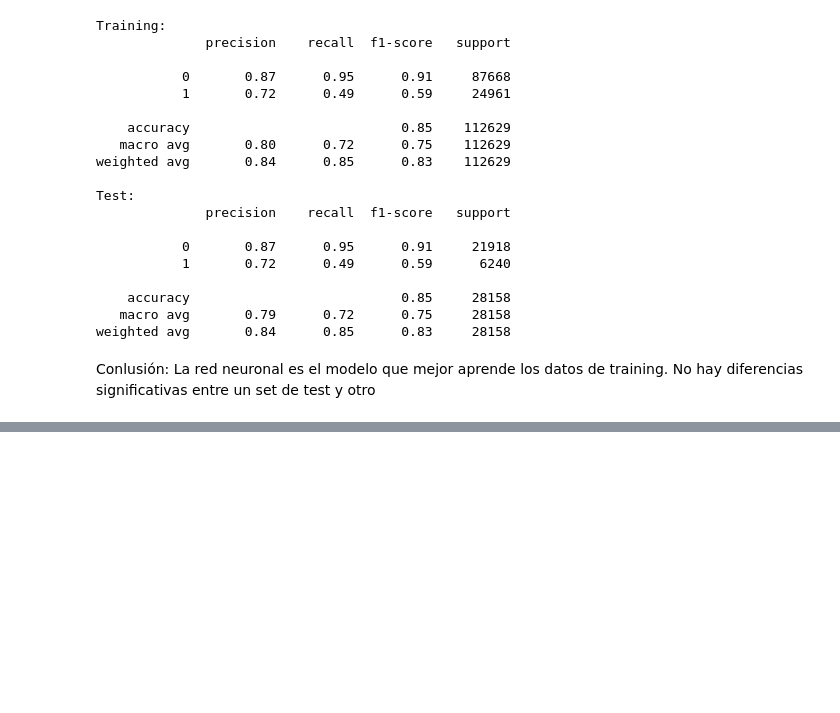
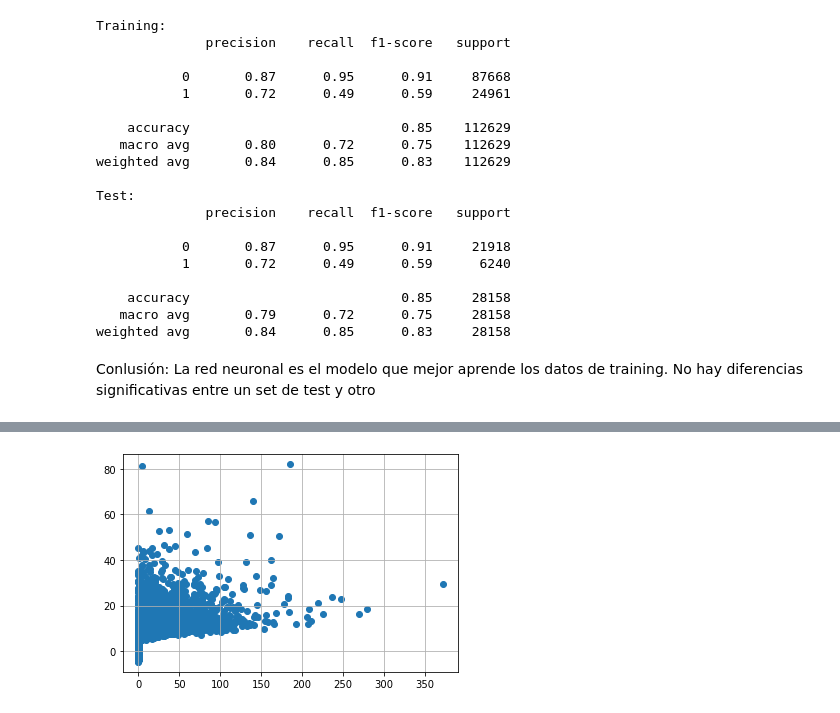
Before and after one commit to AriSalassa/analisis-de-datos, a Jupyter notebook: clase8_tpintegrador/TP Integrador Análisis de datos.ipynb, the cells around one changed output, grey strips where cells are left out. Drawn from its saved outputs; the diff is of its cells as text; code cells hidden in the pictures; blank space fills up the shorter version.

```diff
--- a/clase8_tpintegrador/TP Integrador Análisis de datos.ipynb
+++ b/clase8_tpintegrador/TP Integrador Análisis de datos.ipynb
@@ -1837,0 +1947,8 @@ Conlusión: La red neuronal es el modelo que mejor aprende los datos de training
+# %%
+test_pred = linear_reg.predict(X_test_rainfall[num_list + categorical_ohe + ['RainTomorrow', 'RainToday']])
+train_pred = linear_reg.predict(X_train_rainfall[num_list + categorical_ohe + ['RainTomorrow', 'RainToday']])
+
+print('Test set evaluation:\n_____________________________________')
+print_evaluate(y_test_rainfall, test_pred)
+print('Train set evaluation:\n_____________________________________')
+print_evaluate(y_train_rainfall, train_pred)
@@ -1837,0 +1970,5 @@ Conlusión: La red neuronal es el modelo que mejor aprende los datos de training
+# %%
+plt.scatter(y_train_rainfall, train_pred)
+plt.grid()
+# %% [output]
+[figure, added]
```
Also changed, not shown: parts of 12 cells of this notebook.
